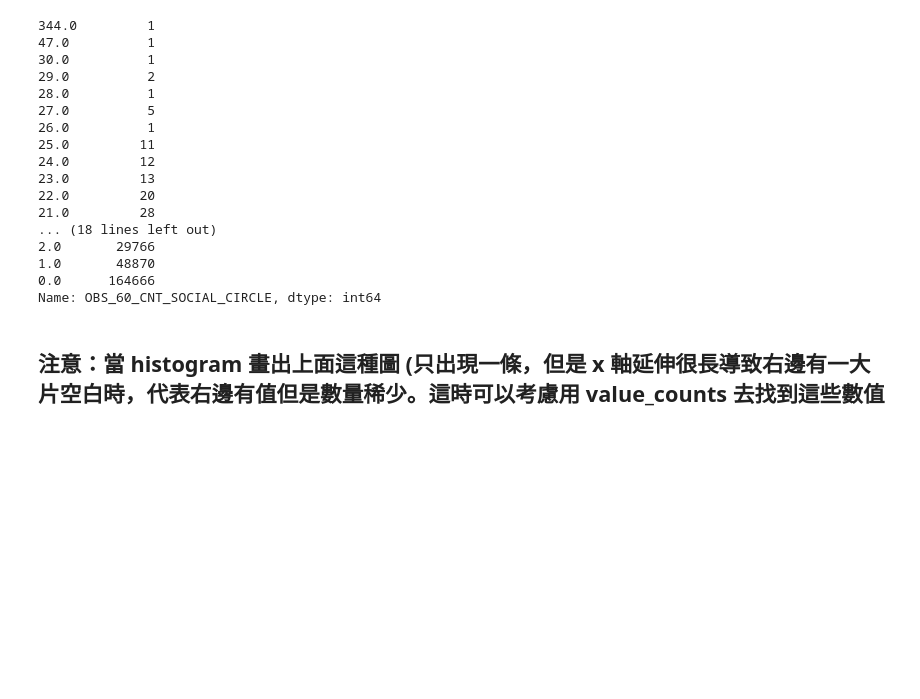
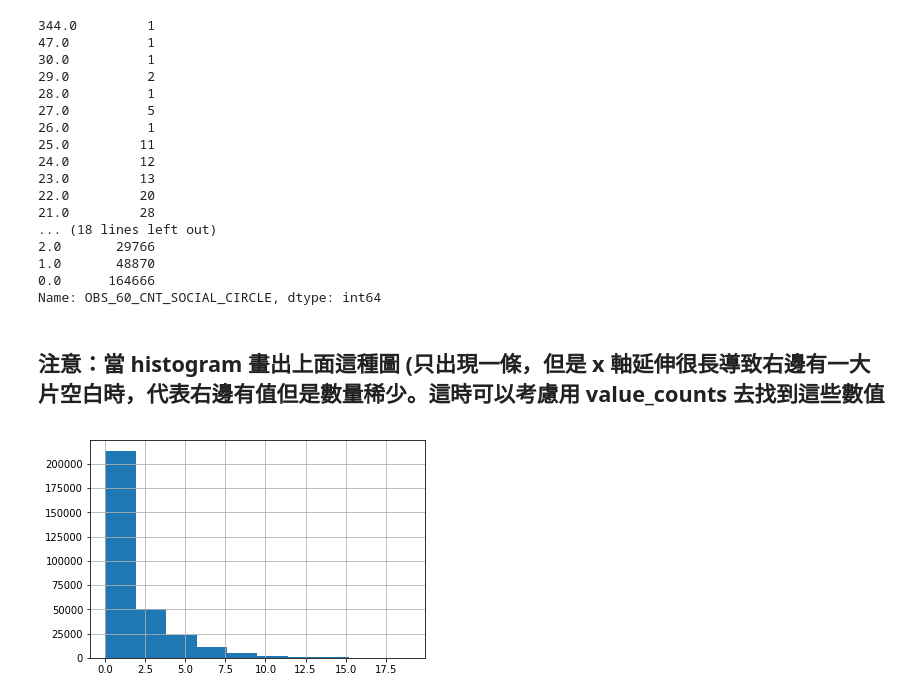
Before and after one commit to m10207306/2nd-ML100Days, a Jupyter notebook: Homework/Day_006_HW.ipynb, the cells around one changed output. Saved outputs shown, nothing was run; the diff lists cells and outputs as text; code cells hidden in the pictures; blank space fills up the shorter version.

```diff
--- a/Homework/Day_006_HW.ipynb
+++ b/Homework/Day_006_HW.ipynb
@@ -237,11 +236,13 @@ Name: OBS_60_CNT_SOCIAL_CIRCLE, dtype: int64
 # %%
 # 把一些極端值暫時去掉，在繪製一次 Histogram
 # 選擇 OBS_60_CNT_SOCIAL_CIRCLE 小於 20 的資料點繪製
 """
 Your Code Here
 """
-loc_a =
-loc_b =
+loc_row = app_train["OBS_60_CNT_SOCIAL_CIRCLE"] < 20
+loc_col = "OBS_60_CNT_SOCIAL_CIRCLE"
 
-app_train.loc[loc_a, loc_b].hist()
+app_train.loc[loc_row, loc_col].hist()
 plt.show()
+# %% [output]
+[figure, added]
```
Also changed, not shown: parts of 3 cells of this notebook.
